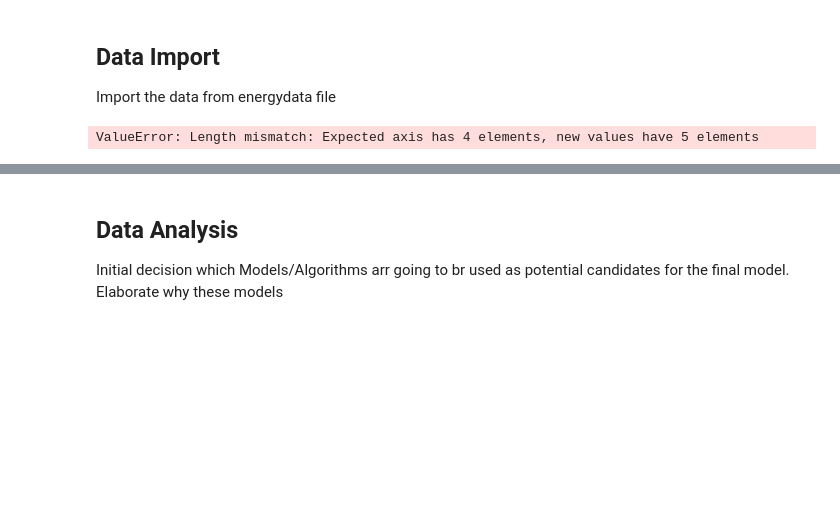
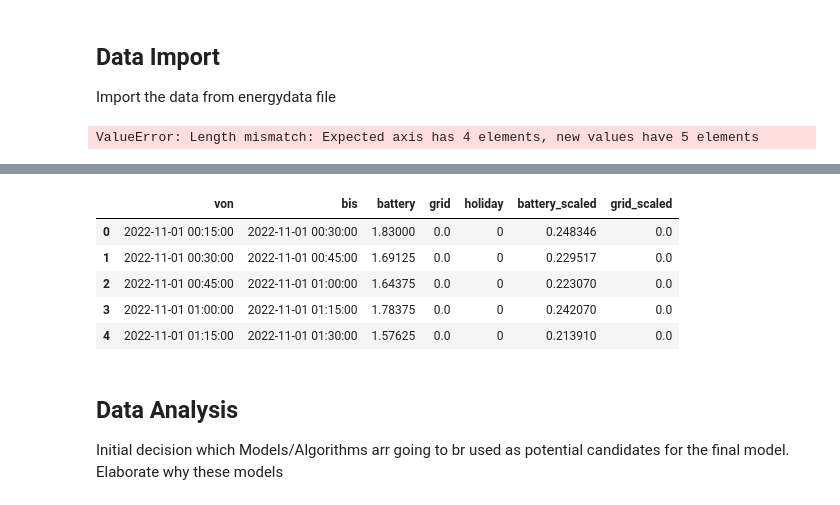
Before and after one commit to DrinoSan/ml-solar, a Jupyter notebook: EnergyPrediction_Aufgabe.ipynb, the cells around one changed output, grey strips where cells are left out. Saved outputs shown, nothing was run; the diff lists cells and outputs as text; code cells hidden in the pictures; blank space fills up the shorter version.

```diff
--- a/EnergyPrediction_Aufgabe.ipynb
+++ b/EnergyPrediction_Aufgabe.ipynb
@@ -260,3 +329,12 @@ print(X_test.shape)
+# %%
+df.head()
+# %% [output]
+|  | von | bis | battery | grid | holiday | battery_scaled | grid_scaled |
+| 0 | 2022-11-01 00:15:00 | 2022-11-01 00:30:00 | 1.83000 | 0.0 | 0 | 0.248346 | 0.0 |
+| 1 | 2022-11-01 00:30:00 | 2022-11-01 00:45:00 | 1.69125 | 0.0 | 0 | 0.229517 | 0.0 |
+| 2 | 2022-11-01 00:45:00 | 2022-11-01 01:00:00 | 1.64375 | 0.0 | 0 | 0.223070 | 0.0 |
+| 3 | 2022-11-01 01:00:00 | 2022-11-01 01:15:00 | 1.78375 | 0.0 | 0 | 0.242070 | 0.0 |
+| 4 | 2022-11-01 01:15:00 | 2022-11-01 01:30:00 | 1.57625 | 0.0 | 0 | 0.213910 | 0.0 |
 # %% [markdown]
 ## Data Analysis
 Initial decision which Models/Algorithms arr going to br used as potential candidates for the final model. Elaborate why these models
```
Also changed, not shown: parts of 10 cells of this notebook.
